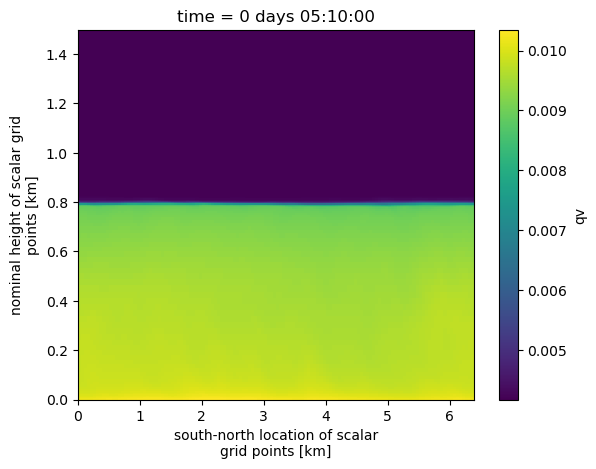
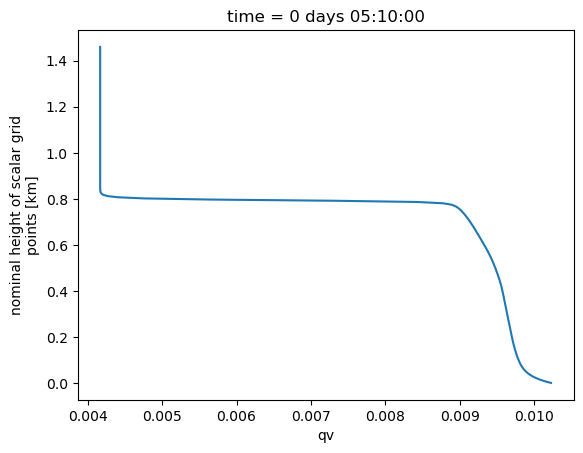
The notebook cell's code change between the first figure and the second:
--- before
+++ after
@@ -1 +1 @@
-ds.qv.mean("xh").plot(y='zh')
+ds.qv.mean("xh").mean("yh").plot(y='zh')

Commit: edit2